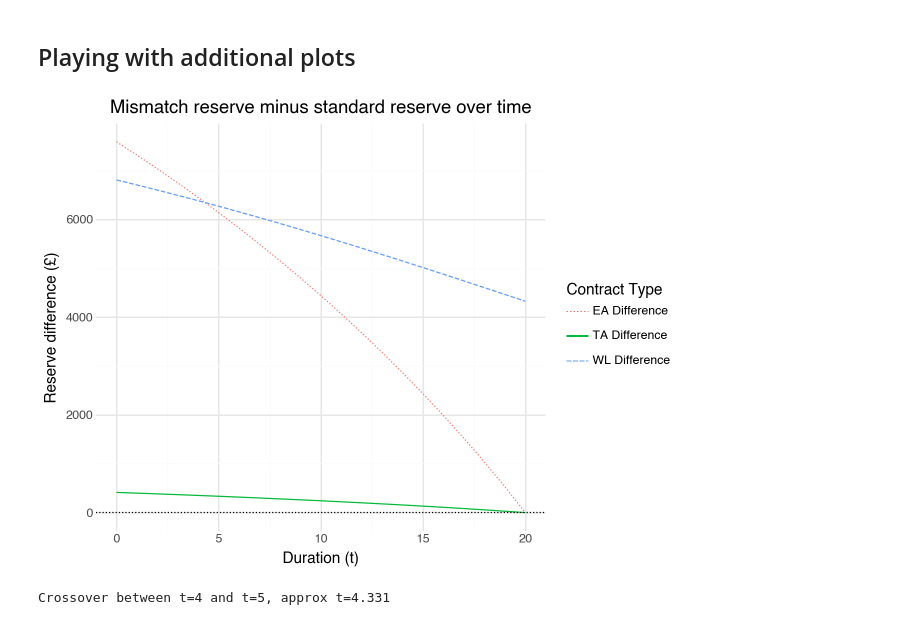
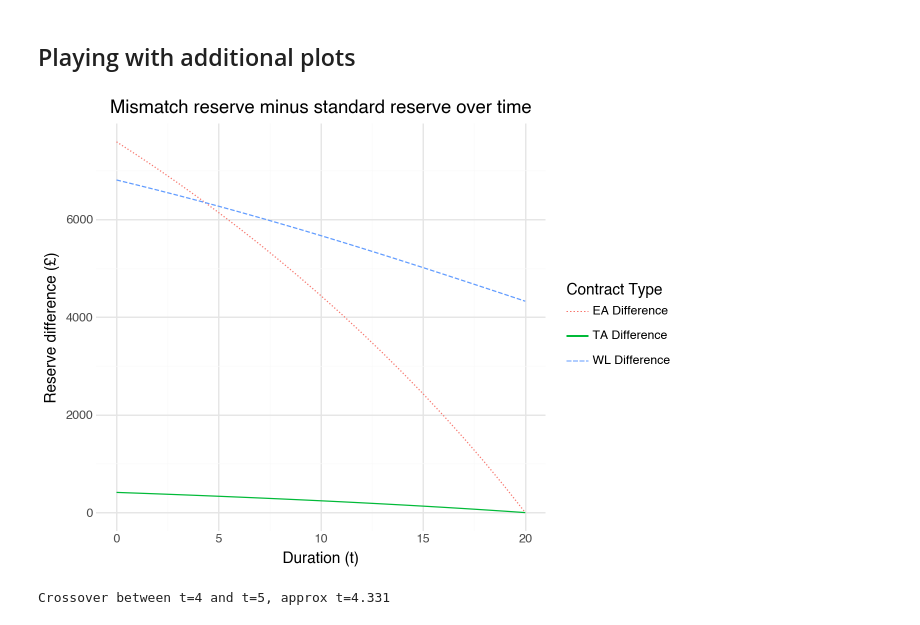
Before and after one commit to ytterbiu/smm065-computer-based-assessment, a Jupyter notebook: cm1-p2-cw-notebook.ipynb, the cells around one changed output. Cells and saved outputs as stored; diff of their text form; code cells hidden in the pictures.

```diff
--- a/cm1-p2-cw-notebook.ipynb
+++ b/cm1-p2-cw-notebook.ipynb
@@ -800,35 +800,35 @@ df_diff_melted = df_diff.melt(
 )
 
 # Plot
 diff_plot = (
     ggplot(
         df_diff_melted,
         aes(
             x="Duration (t)",
             y="Reserve Difference (£)",
             color="Contract Type",
             linetype="Contract Type",
         ),
     )
     + geom_line()
-    + geom_hline(yintercept=0, linetype="dotted", color="black", size=0.5)
+    # + geom_hline(yintercept=0, linetype="dotted", color="black", size=0.5)
     + scale_linetype_manual(
         values={
             "WL Difference": "dashed",
             "TA Difference": "solid",
             "EA Difference": "dotted",
         }
     )
     + theme_minimal()
     + labs(
         title="Mismatch reserve minus standard reserve over time",
         x="Duration (t)",
         y="Reserve difference (£)",
     )
 )
 diff_plot
 # %% [output]
-[figure, old version]
+[figure, new version]
 # %%
 # using linear interpolation (from CM1(1)) to estimate crossover point
 for i in range(len(df_diff) - 1):
```
Also changed, not shown: parts of 1 cell of this notebook.
